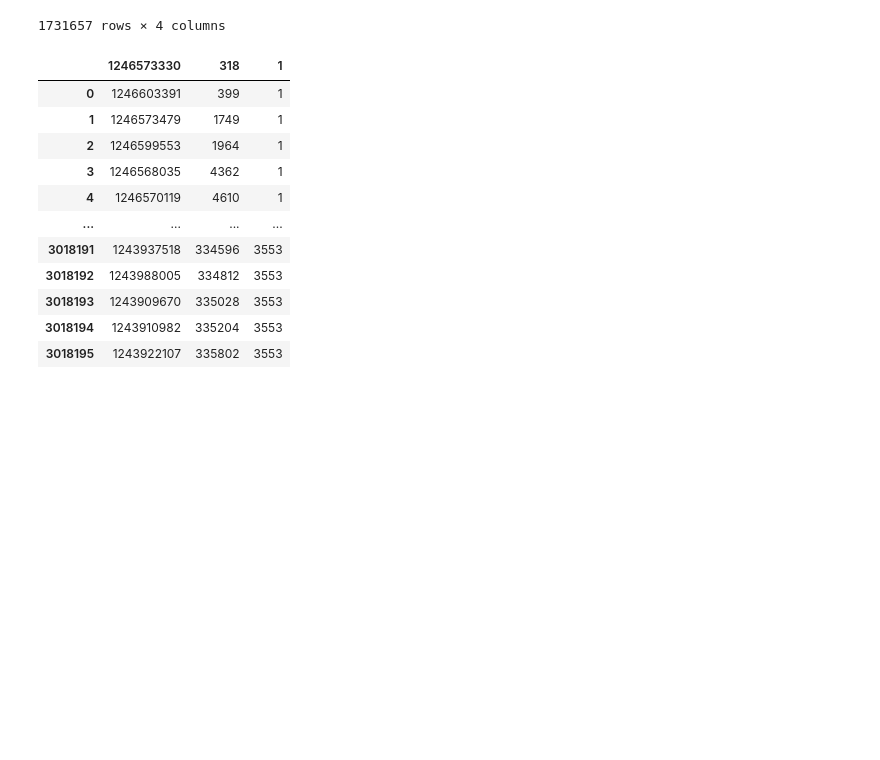
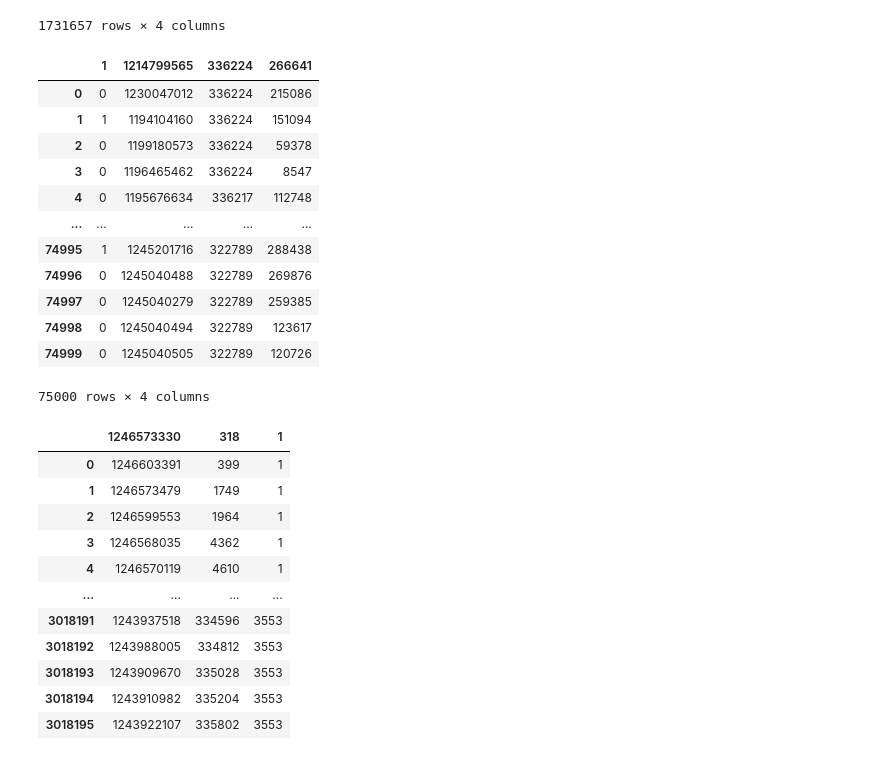
Before and after one commit to Skoyntoyflis/IMINFECTOR, a Jupyter notebook: Data/Digg/healthcare.ipynb, the cells around one changed output. Saved outputs shown, nothing was run; the diff lists cells and outputs as text; code cells hidden in the pictures; blank space fills up the shorter version.

```diff
--- a/Data/Digg/healthcare.ipynb
+++ b/Data/Digg/healthcare.ipynb
@@ -42,11 +42,26 @@ df1
 | 1731656 | 1 | 1192718261 | 5 | 13947 |
 1731657 rows × 4 columns
 # %%
-indexes_to_keep = set(range(df1.shape[0])) - set(range(10000,1731657))
+indexes_to_keep = set(range(df1.shape[0])) - set(range(50000,1731657))
 
 df_sliced = df1.take(list(indexes_to_keep))
+df_sliced.to_csv('digg_friends_sliced.csv',index=False,sep=",",header=False, quoting=1)
+
 df_sliced
-df_sliced.to_csv('digg_friends_sliced.csv',index=False,sep=",",header=False, quoting=1)
+# %% [output]
+|  | 1 | 1214799565 | 336224 | 266641 |
+| 0 | 0 | 1230047012 | 336224 | 215086 |
+| 1 | 1 | 1194104160 | 336224 | 151094 |
+| 2 | 0 | 1199180573 | 336224 | 59378 |
+| 3 | 0 | 1196465462 | 336224 | 8547 |
+| 4 | 0 | 1195676634 | 336217 | 112748 |
+| ... | ... | ... | ... | ... |
+| 74995 | 1 | 1245201716 | 322789 | 288438 |
+| 74996 | 0 | 1245040488 | 322789 | 269876 |
+| 74997 | 0 | 1245040279 | 322789 | 259385 |
+| 74998 | 0 | 1245040494 | 322789 | 123617 |
+| 74999 | 0 | 1245040505 | 322789 | 120726 |
+75000 rows × 4 columns
 # %%
 df2 = pd.read_csv("Init_Data\digg_votes1.csv",sep=',') #open csv file and save it to dataframe
 df2
```
Also changed, not shown: parts of 2 cells of this notebook, 25 other files.
